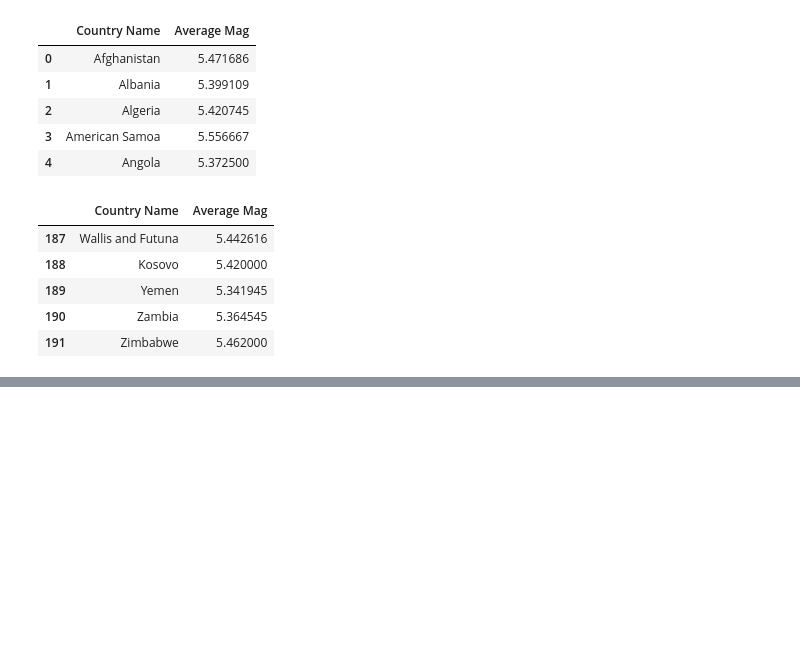
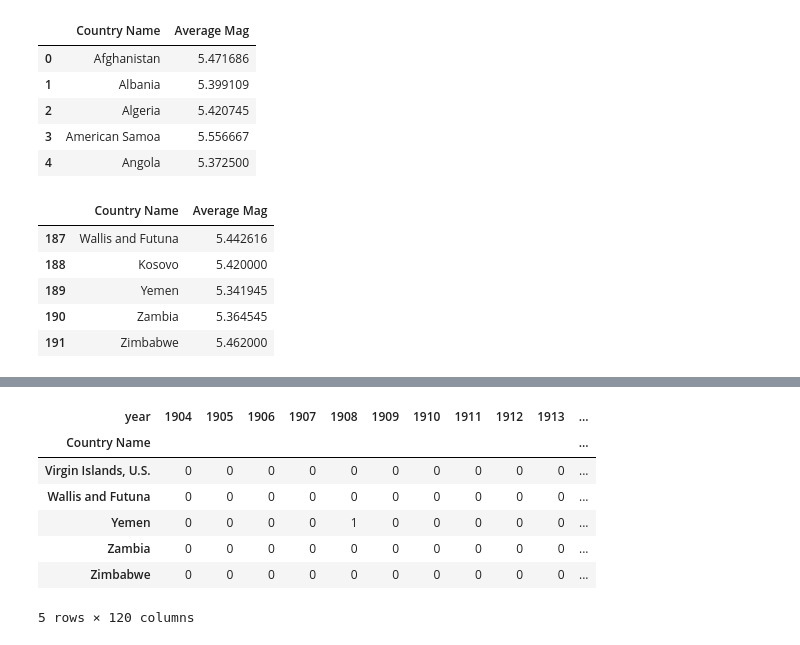
Before and after one commit to jameslaurence82/Project, a Jupyter notebook: earthquake.ipynb, the cells around one changed output, grey strips where cells are left out. Cells and saved outputs as stored; diff of their text form; code cells hidden in the pictures; blank space fills up the shorter version.

```diff
--- a/earthquake.ipynb
+++ b/earthquake.ipynb
@@ -1475,0 +1517,11 @@ average_mag_by_country.tail()
+# %%
+eq_yr_country_pivot.tail()
+# %% [output]
+| year | 1904 | 1905 | 1906 | 1907 | 1908 | 1909 | 1910 | 1911 | 1912 | 1913 | ... |
+| Country Name |  |  |  |  |  |  |  |  |  |  | ... |
+| Virgin Islands, U.S. | 0 | 0 | 0 | 0 | 0 | 0 | 0 | 0 | 0 | 0 | ... |
+| Wallis and Futuna | 0 | 0 | 0 | 0 | 0 | 0 | 0 | 0 | 0 | 0 | ... |
+| Yemen | 0 | 0 | 0 | 0 | 1 | 0 | 0 | 0 | 0 | 0 | ... |
+| Zambia | 0 | 0 | 0 | 0 | 0 | 0 | 0 | 0 | 0 | 0 | ... |
+| Zimbabwe | 0 | 0 | 0 | 0 | 0 | 0 | 0 | 0 | 0 | 0 | ... |
+5 rows × 120 columns
```
Also changed, not shown: parts of 7 cells of this notebook, 2 other files.
